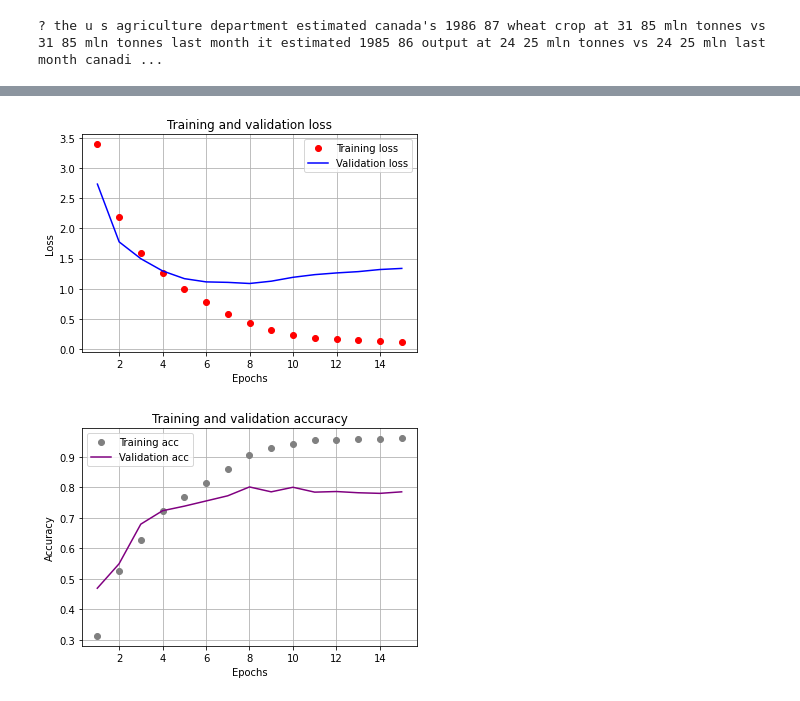
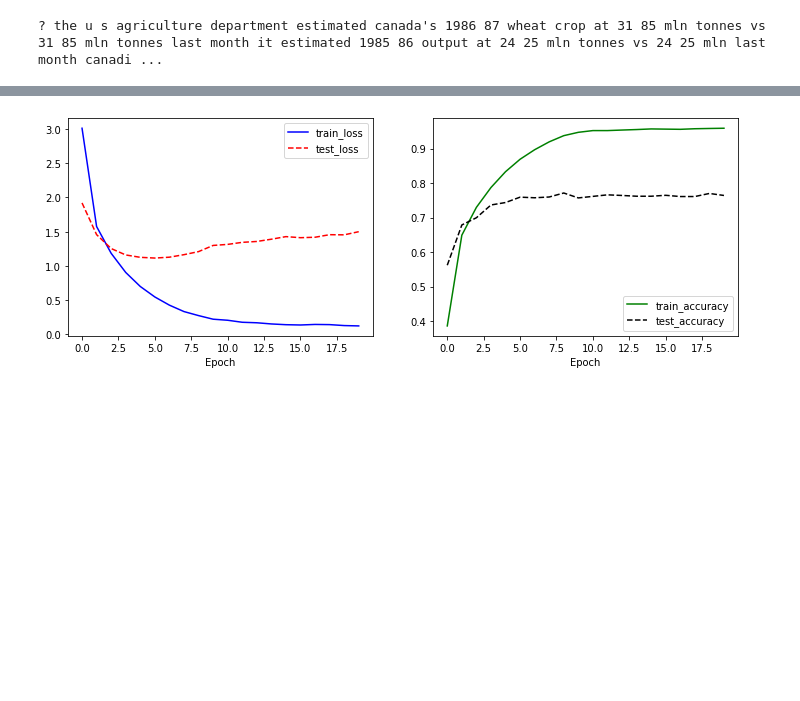
Before and after one commit to hellen1221/TextMining22, a Jupyter notebook: ReuterDeep2.ipynb, the cells around one changed output, grey strips where cells are left out. Saved outputs shown, nothing was run; the diff lists cells and outputs as text; code cells hidden in the pictures; blank space fills up the shorter version.

```diff
--- a/ReuterDeep2.ipynb
+++ b/ReuterDeep2.ipynb
@@ -47,18 +47,15 @@ from keras import layers
 
 model=models.Sequential()
 model.add(layers.Dense(64, activation='relu', input_shape=(10000,)))
-model.add(layers.Dense(64, activation='relu'))
-model.add(layers.Dense(64, activation='relu'))
-model.add(layers.Dense(64, activation='relu'))
+model.add(layers.Dense(32, activation='relu'))
+model.add(layers.Dense(32, activation='relu'))
+model.add(layers.Dense(32, activation='relu'))
 model.add(layers.Dense(46, activation='softmax'))
 
 model.compile(optimizer='adam', loss='categorical_crossentropy', metrics=['accuracy'])
 
-x_val=x_train[:1000]
-partial_x_train=x_train[1000:]
+y_train = one_hot_train_labels
+y_test = one_hot_test_labels
 
-y_val=one_hot_train_labels[:1000]
-partial_y_train=one_hot_train_labels[1000:]
-
-history=model.fit(partial_x_train, partial_y_train, epochs=15, batch_size=512, validation_data=(x_val, y_val))
+history=model.fit(x_train, y_train, epochs=20, batch_size=256, validation_data=(x_test, y_test))
 # %% [output]
@@ -82,35 +79,29 @@ Epoch 15/15
-# %%
-import matplotlib.pyplot as plt
-
-
-loss=history.history['loss']
-val_loss=history.history['val_loss']
-
-epochs=range(1, len(loss)+1)
-
-plt.plot(epochs, loss, 'bo', label='Training loss', color='red')
-plt.plot(epochs, val_loss, 'b', label='Validation loss', color='blue')
-plt.title('Training and validation loss')
-plt.xlabel('Epochs')
-plt.ylabel('Loss')
-plt.grid()
-plt.legend()
-plt.show()
-
-plt.clf()
-
-acc=history.history['accuracy']
-val_acc=history.history['val_accuracy']
-
-plt.plot(epochs, acc, 'bo', label='Training acc', color='grey')
-plt.plot(epochs, val_acc, 'b', label='Validation acc', color='purple')
-plt.title('Training and validation accuracy')
-plt.xlabel('Epochs')
-plt.ylabel('Accuracy')
-plt.grid()
-plt.legend()
-plt.show()
-# %% [output]
-[figure, removed]
-[figure, removed]
+# %%
+import matplotlib.pyplot as plt
+
+loss=history.history['loss']
+val_loss=history.history['val_loss']
+acc=history.history['accuracy']
+val_acc=history.history['val_accuracy']
+
+
+epochs=range(1, len(loss)+1)
+
+
+plt.figure(figsize=(12, 4))
+
+plt.subplot(1, 2, 1)
+plt.plot(loss, 'b-', label='train_loss')
+plt.plot(val_loss, 'r--', label='test_loss')
+plt.xlabel('Epoch')
+plt.legend()
+plt.subplot(1, 2, 2)
+plt.plot(acc, 'g-', label='train_accuracy')
+plt.plot(val_acc, 'k--', label='test_accuracy')
+plt.xlabel('Epoch')
+plt.legend()
+
+plt.show()
+# %% [output]
+[figure, added]
 # %%
```
Also changed, not shown: parts of 5 cells of this notebook, 17 other files.
